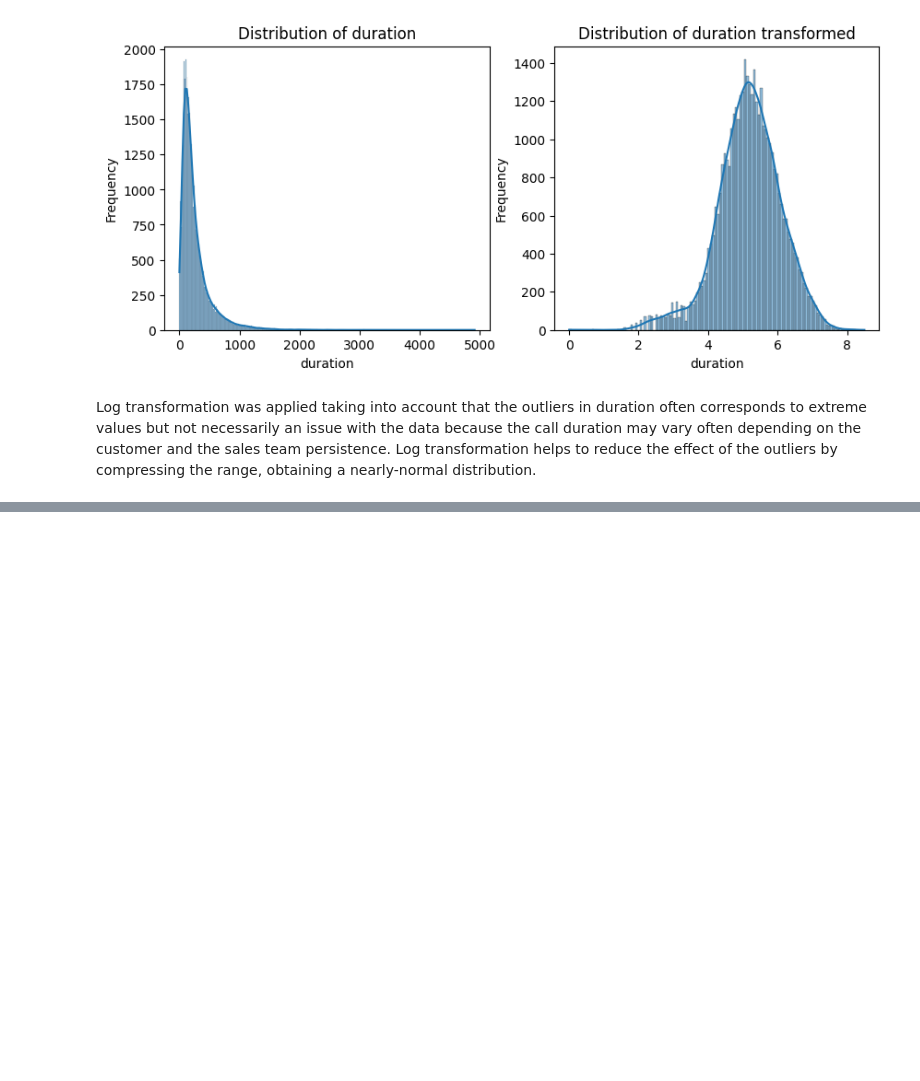
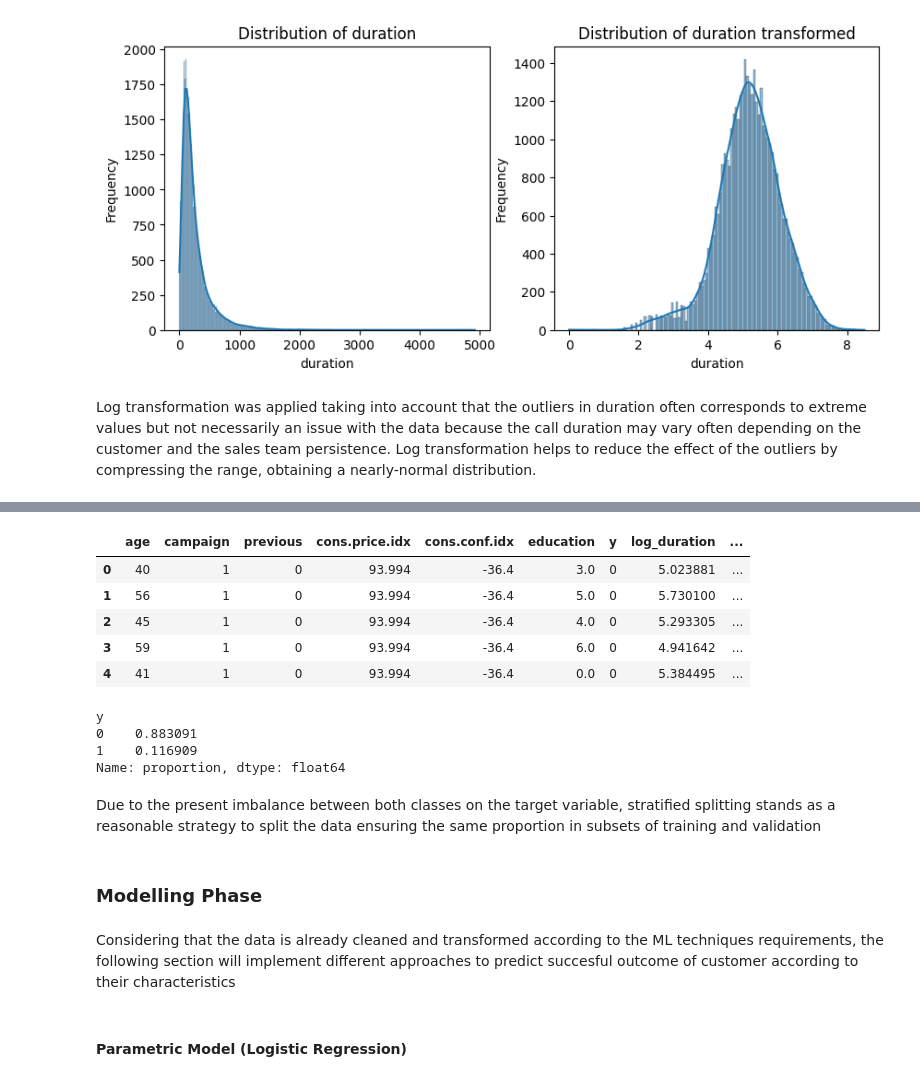
Before and after one commit to jdbalsero/STDS_at3, a Jupyter notebook: Assignment3Modeling.ipynb, the cells around one changed output, grey strips where cells are left out. Cells and saved outputs as stored; diff of their text form; code cells hidden in the pictures; blank space fills up the shorter version.

```diff
--- a/Assignment3Modeling.ipynb
+++ b/Assignment3Modeling.ipynb
@@ -281,0 +408,20 @@ For Campaign, the outliers correspond to most erroneous contacts, considering th
+# %%
+encoder = OrdinalEncoder(categories=[['unknown', 'illiterate', 'basic.4y', 'basic.6y', 'basic.9y', 'high.school', 'professional.course', 'university.degree']])
+data_cleaned['education'] = encoder.fit_transform(data_cleaned[['education']])
+data_cleaned.head()
+# %% [output]
+|  | age | campaign | previous | cons.price.idx | cons.conf.idx | education | y | log_duration | ... |
+| 0 | 40 | 1 | 0 | 93.994 | -36.4 | 3.0 | 0 | 5.023881 | ... |
+| 1 | 56 | 1 | 0 | 93.994 | -36.4 | 5.0 | 0 | 5.730100 | ... |
+| 2 | 45 | 1 | 0 | 93.994 | -36.4 | 4.0 | 0 | 5.293305 | ... |
+| 3 | 59 | 1 | 0 | 93.994 | -36.4 | 6.0 | 0 | 4.941642 | ... |
+| 4 | 41 | 1 | 0 | 93.994 | -36.4 | 0.0 | 0 | 5.384495 | ... |
+# %%
+data_cleaned['y'].value_counts(normalize=True)
+# %% [output]
+y
+0    0.883091
+1    0.116909
+Name: proportion, dtype: float64
+# %% [markdown]
+Due to the present imbalance between both classes on the target variable, stratified splitting stands as a reasonable strategy to split the data ensuring the same proportion in subsets of training and validation
@@ -281,0 +451,6 @@ For Campaign, the outliers correspond to most erroneous contacts, considering th
+# %% [markdown]
+### Modelling Phase
+# %% [markdown]
+Considering that the data is already cleaned and transformed according to the ML techniques requirements, the following section will implement different approaches to predict succesful outcome of customer according to their characteristics
+# %% [markdown]
+#### Parametric Model (Logistic Regression)
```
Also changed, not shown: parts of 33 cells of this notebook.
